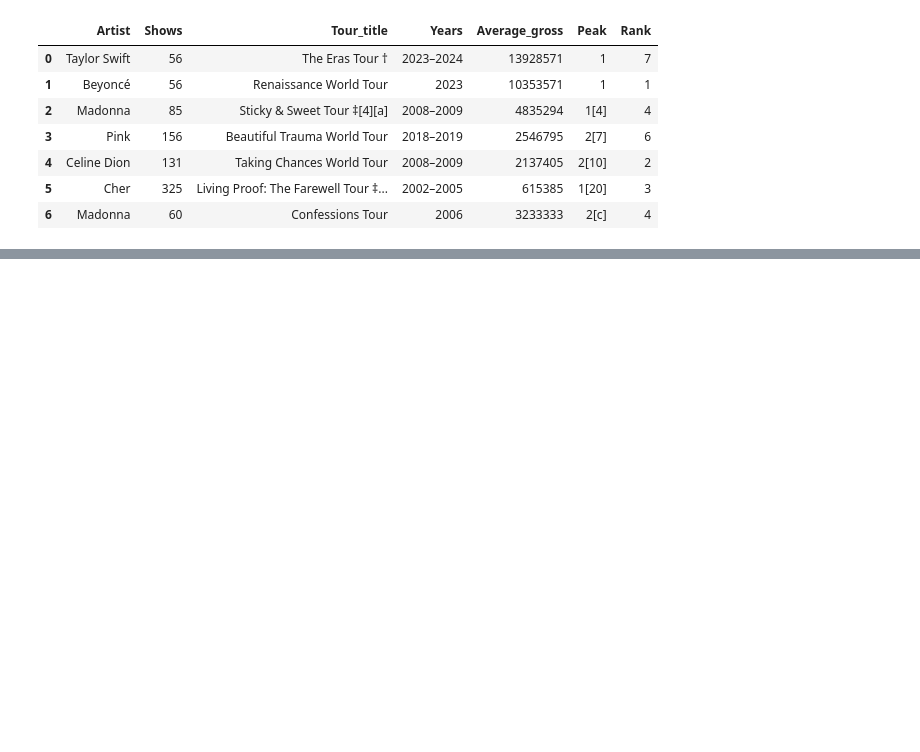
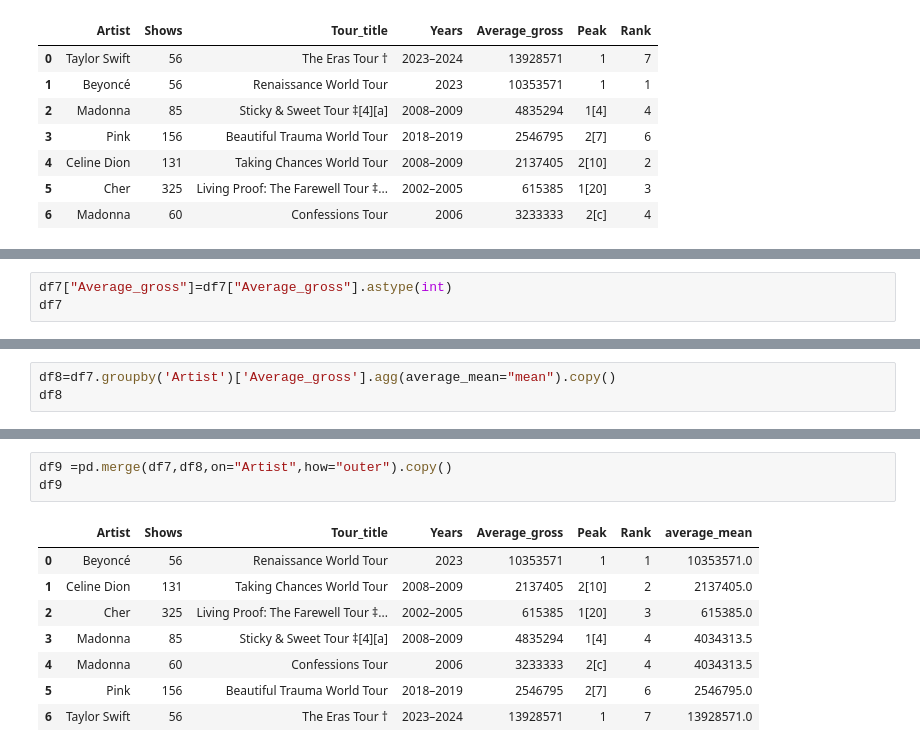
Before and after one commit to mohitmishra8921/Datascience, a Jupyter notebook: kaggle.ipynb, the cells around one changed output, grey strips where cells are left out. Drawn from its saved outputs; the diff is of its cells as text; blank space fills up the shorter version.

Commit message:
Taking insights from the data

```diff
--- a/kaggle.ipynb
+++ b/kaggle.ipynb
@@ -286,0 +287,3 @@ df7.to_csv("Singer.csv")
+# %%
+df7["Average_gross"]=df7["Average_gross"].astype(int)
+df7
@@ -286,0 +299,3 @@ df7.to_csv("Singer.csv")
+# %%
+df8=df7.groupby('Artist')['Average_gross'].agg(average_mean="mean").copy()
+df8
@@ -286,0 +311,12 @@ df7.to_csv("Singer.csv")
+# %%
+df9 =pd.merge(df7,df8,on="Artist",how="outer").copy()
+df9
+# %% [output]
+|  | Artist | Shows | Tour_title | Years | Average_gross | Peak | Rank | average_mean |
+| 0 | Beyoncé | 56 | Renaissance World Tour | 2023 | 10353571 | 1 | 1 | 10353571.0 |
+| 1 | Celine Dion | 131 | Taking Chances World Tour | 2008–2009 | 2137405 | 2[10] | 2 | 2137405.0 |
+| 2 | Cher | 325 | Living Proof: The Farewell Tour ‡... | 2002–2005 | 615385 | 1[20] | 3 | 615385.0 |
+| 3 | Madonna | 85 | Sticky & Sweet Tour ‡[4][a] | 2008–2009 | 4835294 | 1[4] | 4 | 4034313.5 |
+| 4 | Madonna | 60 | Confessions Tour | 2006 | 3233333 | 2[c] | 4 | 4034313.5 |
+| 5 | Pink | 156 | Beautiful Trauma World Tour | 2018–2019 | 2546795 | 2[7] | 6 | 2546795.0 |
+| 6 | Taylor Swift | 56 | The Eras Tour † | 2023–2024 | 13928571 | 1 | 7 | 13928571.0 |
```
Also changed, not shown: parts of 10 cells of this notebook, 2 other files.
